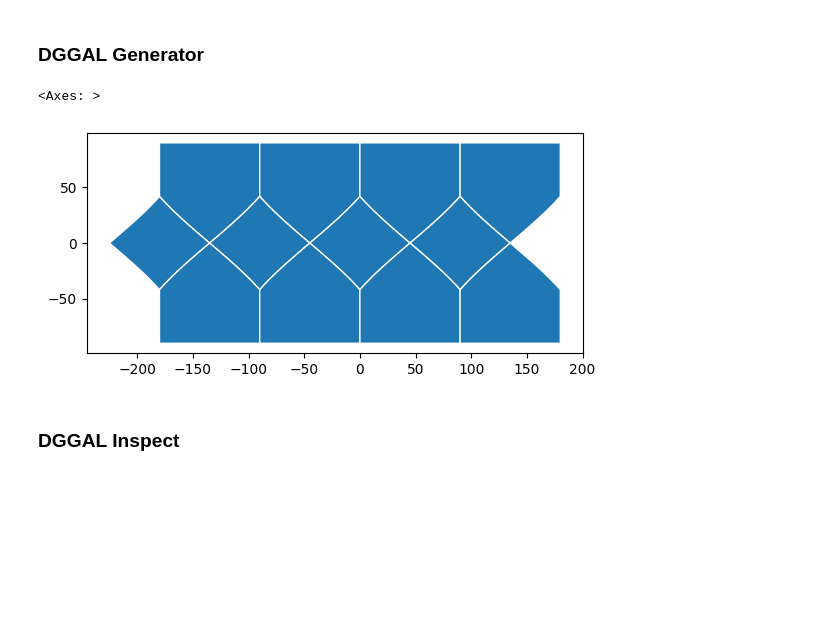
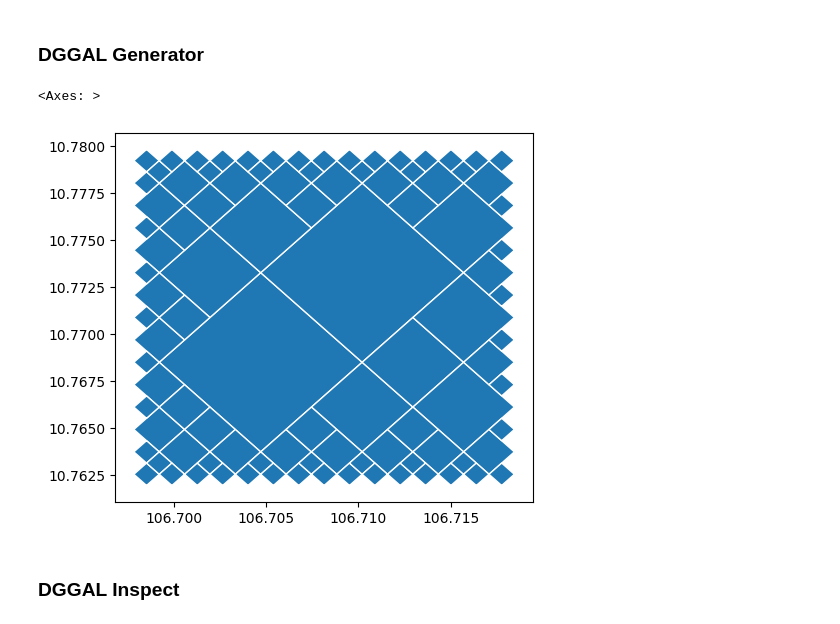
Before and after one commit to opengeoshub/vgrid, a Jupyter notebook: docs/notebooks/05_dggal.ipynb, the cells around one changed output. Saved outputs shown, nothing was run; the diff lists cells and outputs as text; code cells hidden in the pictures; blank space fills up the shorter version.

Commit message:
add compact support to DGGS Generator

```diff
--- a/docs/notebooks/05_dggal.ipynb
+++ b/docs/notebooks/05_dggal.ipynb
@@ -238,27 +238,27 @@ m
 # %%
 from vgrid.generator.dggalgen import dggalgen
 
 dggs_type = "healpix"  # choose one from ['gnosis','isea4r','isea9r','isea3h','isea7h','isea7h_z7',
 # 'ivea4r','ivea9r','ivea3h','ivea7h','ivea7h_z7','rtea4r','rtea9r','rtea3h','rtea7h','rtea7h_z7','healpix','rhealpix']
-resolution = 0
-bbox = (
+resolution = 16
+bbox = [
     106.699007,
     10.762811,
     106.717674,
     10.778649,
-)  # (min_lon, min_lat, max_lon, max_lat)
+]  # (min_lon, min_lat, max_lon, max_lat)
 dggal_grid = dggalgen(
     dggs_type=dggs_type,
     resolution=resolution,
-    # bbox=bbox,
-    # compact=True,
+    bbox=bbox,
+    compact=True,
     split_antimeridian=False,
     output_format="gpd",
 )
 dggal_grid.plot(edgecolor="white")
 # %% [output]
 <Axes: >
-[figure, old version]
+[figure, new version]
 # %% [markdown]
 ### DGGAL Inspect
 # %%
```
Also changed, not shown: 35 other files.
